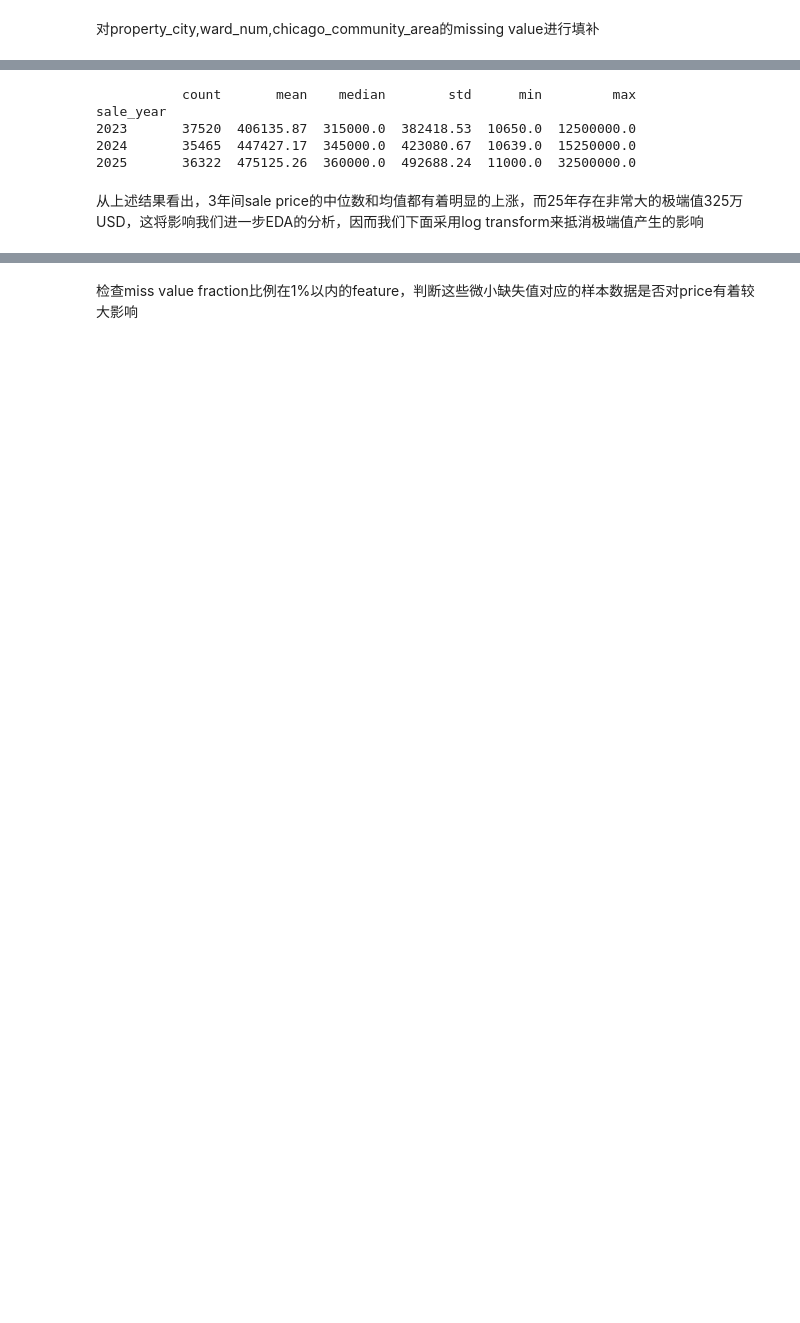
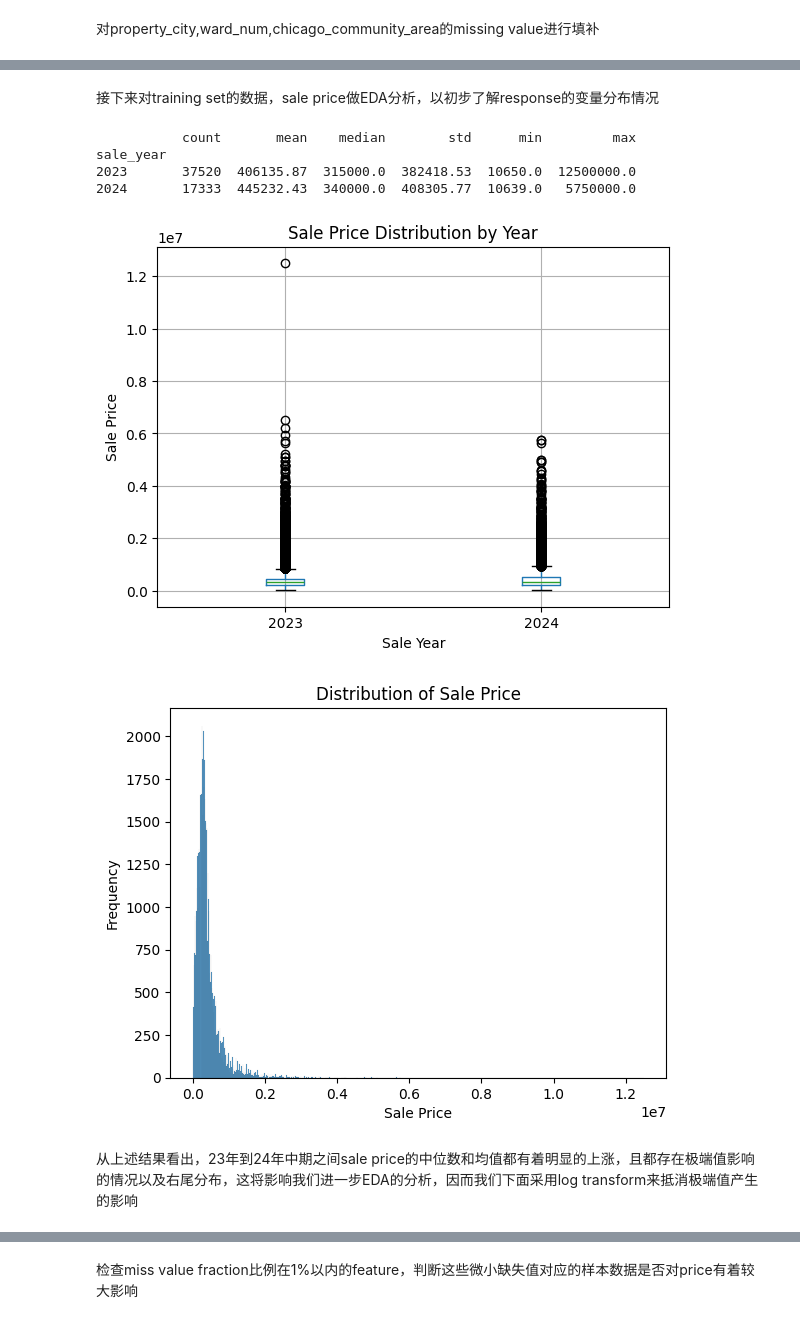
Before and after one commit to Chongchenjiang/QBUS6810-ml, a Jupyter notebook: assignment_6810.ipynb, the cells around one changed output, grey strips where cells are left out. Cells and saved outputs as stored; diff of their text form; code cells hidden in the pictures; blank space fills up the shorter version.

```diff
--- a/assignment_6810.ipynb
+++ b/assignment_6810.ipynb
@@ -624,22 +721,44 @@ sale_year
+# %% [markdown]
+接下来对training set的数据，sale price做EDA分析，以初步了解response的变量分布情况
 # %%
-year_price_summary = sales_property.groupby('sale_year')['sale_price'].agg(
+year_price_summary = train_data.groupby('sale_year')['sale_price'].agg(
     count='count',
     mean='mean',
     median='median',
     std='std',
     min='min',
     max='max'
 )
 
 print(year_price_summary.round(2))
+
+# Draw the boxplot to find
+train_data.boxplot(
+    column='sale_price',
+    by='sale_year'
+)
+
+plt.title('Sale Price Distribution by Year')
+plt.suptitle('')
+plt.xlabel('Sale Year')
+plt.ylabel('Sale Price')
+plt.show()
+
+
+sns.histplot(train_data['sale_price'])
+plt.title('Distribution of Sale Price')
+plt.xlabel('Sale Price')
+plt.ylabel('Frequency')
+plt.show()
 # %% [output]
            count       mean    median        std      min         max
 sale_year
 2023       37520  406135.87  315000.0  382418.53  10650.0  12500000.0
-2024       35465  447427.17  345000.0  423080.67  10639.0  15250000.0
-2025       36322  475125.26  360000.0  492688.24  11000.0  32500000.0
+2024       17333  445232.43  340000.0  408305.77  10639.0   5750000.0
+[figure, added]
+[figure, added]
 # %% [markdown]
-从上述结果看出，3年间sale price的中位数和均值都有着明显的上涨，而25年存在非常大的极端值325万USD，这将影响我们进一步EDA的分析，因而我们下面采用log transform来抵消极端值产生的影响
+从上述结果看出，23年到24年中期之间sale price的中位数和均值都有着明显的上涨，且都存在极端值影响的情况以及右尾分布，这将影响我们进一步EDA的分析，因而我们下面采用log transform来抵消极端值产生的影响
 # %%
 # Already checked that all sale prices are larger than 0
 # use log transform to offset the influence of extreme value
```
Also changed, not shown: parts of 65 cells of this notebook.
